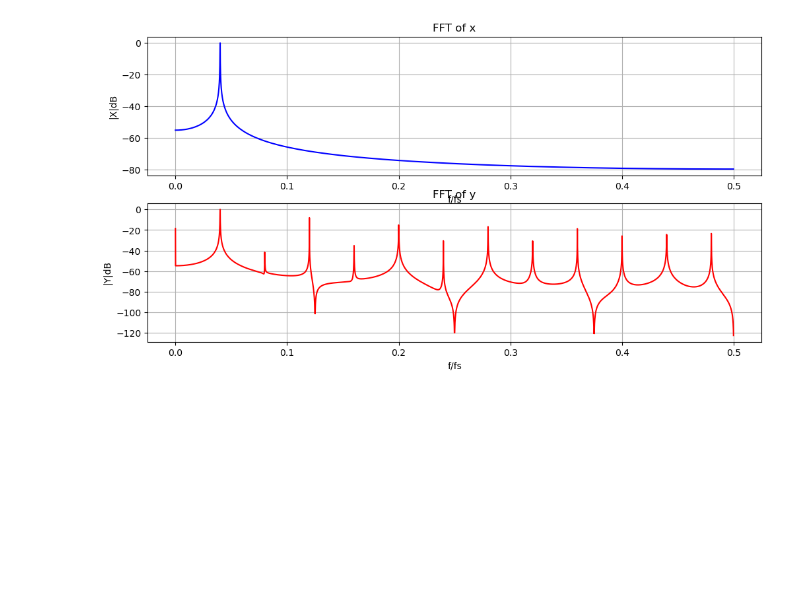
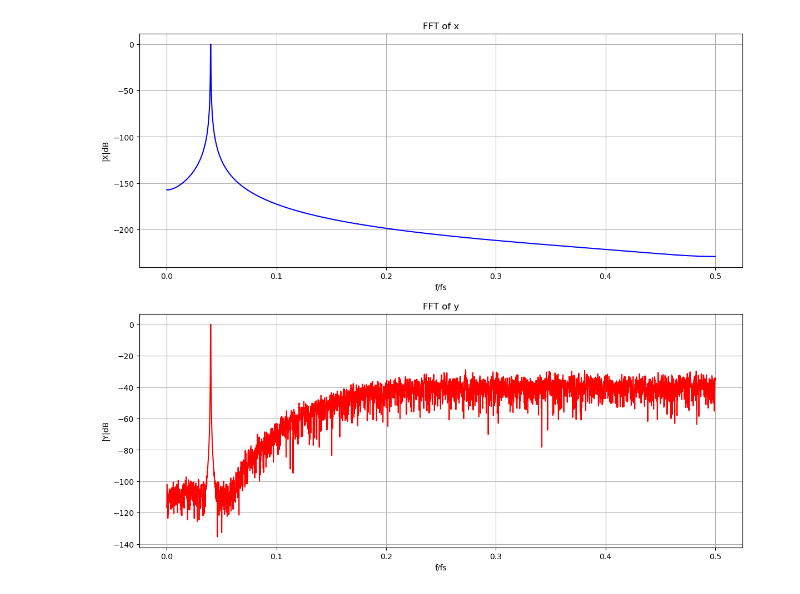
Before and after one commit to urosminoski/All-Digital-RF-Transmitter-in-FPGA-master-, a Jupyter notebook: sim/v1.5/python/Untitled.ipynb, the cells around one changed output. Drawn from its saved outputs; the diff is of its cells as text; code cells hidden in the pictures; blank space fills up the shorter version.

Commit message:
Delta-Sigma in cpp works!

```diff
--- a/sim/v1.5/python/Untitled.ipynb
+++ b/sim/v1.5/python/Untitled.ipynb
@@ -1,36 +1,41 @@
 # %%
 import numpy as np
+import scipy.signal as signal
 import matplotlib.pyplot as plt
 
 # Load the numbers from the file into a NumPy array
 x = np.loadtxt('../data/sinData.txt')
-y = np.loadtxt('../data/sinDataOut.txt')
+y = np.loadtxt('../data/sinData_deltaSigma.txt')
+
+w = signal.hann(len(x), False)
+x_win = x*w
+y_win = y*w
 
 N = len(x)
 
-XdB = 20*np.log10(np.abs(np.fft.fftshift(np.fft.fft(x))))[N//2:]
-YdB = 20*np.log10(np.abs(np.fft.fftshift(np.fft.fft(y))))[N//2:]
+XdB = 20*np.log10(np.abs(np.fft.fftshift(np.fft.fft(x_win))))[N//2:]
+YdB = 20*np.log10(np.abs(np.fft.fftshift(np.fft.fft(y_win))))[N//2:]
 
 freqs = (np.arange(N) / N - 0.5)[N//2:]
 
 # Plotting
-plt.figure(figsize=(12, 6))
+plt.figure(figsize=(14, 12))
 
 # First subplot for XdB
 plt.subplot(2, 1, 1)  # 2 rows, 1 column, subplot 1
 plt.plot(freqs, XdB-np.max(XdB), label='XdB', color='blue')
 plt.title('FFT of x')
 plt.xlabel('f/fs')
 plt.ylabel('|X|dB')
 plt.grid()
 
 # Second subplot for YdB
 plt.subplot(2, 1, 2)  # 2 rows, 1 column, subplot 2
 plt.plot(freqs, YdB-np.max(YdB), label='YdB', color='red')
 plt.title('FFT of y')
 plt.xlabel('f/fs')
 plt.ylabel('|Y|dB')
 plt.grid()
 plt.show();
 # %% [output]
-[figure, old version]
+[figure, new version]
```
Also changed, not shown: 11 other files.
